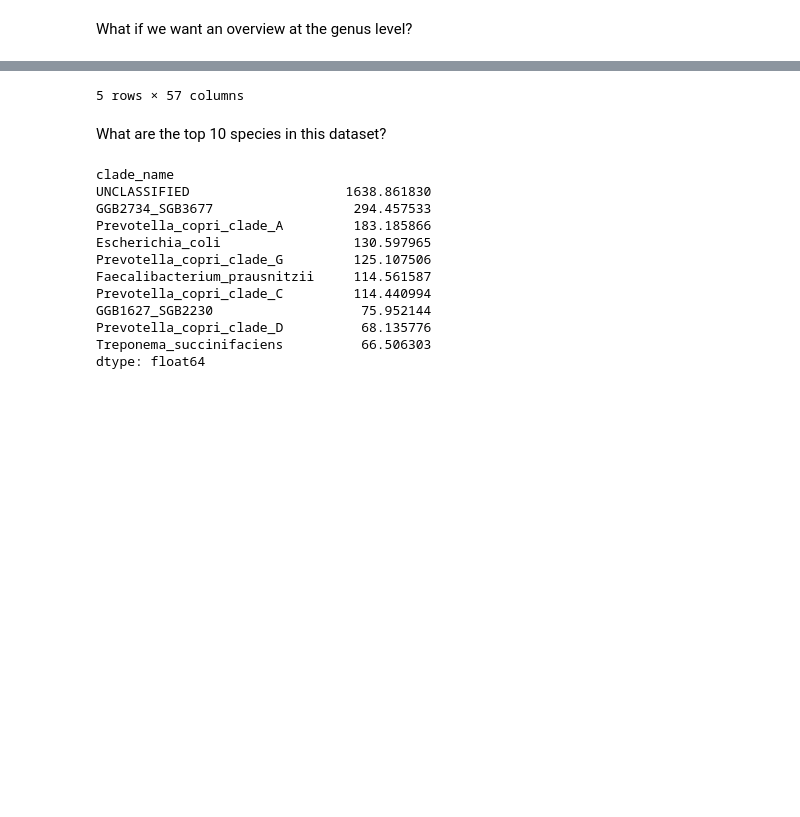
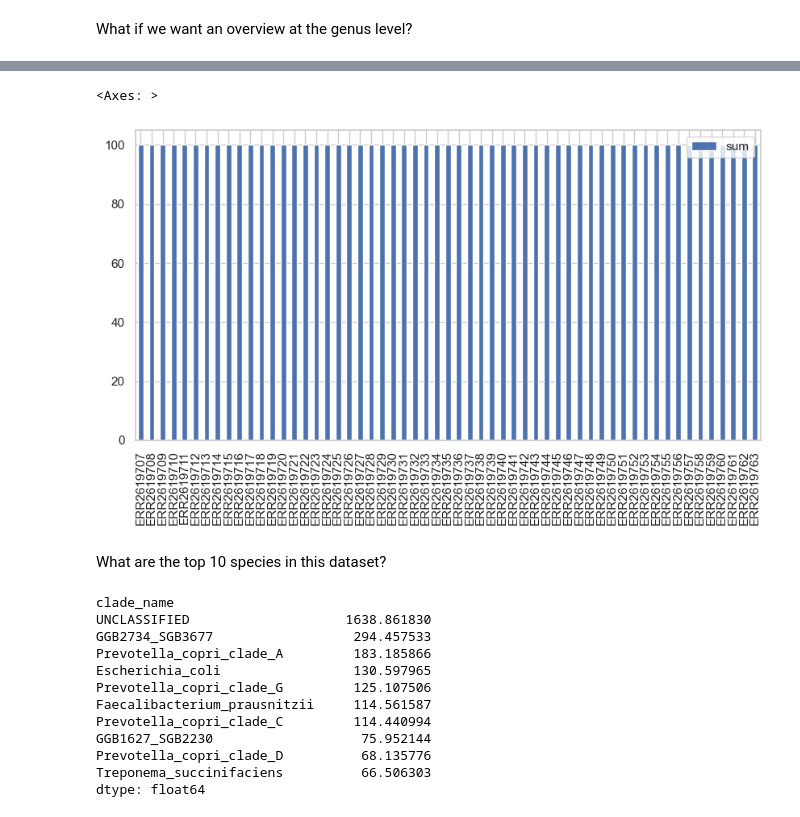
Before and after one commit to quadram-institute-bioscience/biobakery-2024, a Jupyter notebook: python-notebook/lokmer.ipynb, the cells around one changed output, grey strips where cells are left out. Cells and saved outputs as stored; diff of their text form; code cells hidden in the pictures; blank space fills up the shorter version.

```diff
--- a/python-notebook/lokmer.ipynb
+++ b/python-notebook/lokmer.ipynb
@@ -189,5 +178,6 @@ mpaSpeciesDf = mpaSpeciesDf[ranks.isin(['s', 'unclassified'])]
 
 mpaSpeciesDf.index = mpaSpeciesDf.index.map(last_rank)
 # Now the sum should be 100%: all genera detected plus unclassified
-mpaSpeciesDf.sum()
+# Let's see the average and stderr of the sum mpaSpeciesDf.sum().
+mpaSpeciesDf.sum().to_frame().set_axis(['sum'], axis=1).plot(kind='bar')
 # %% [output]
@@ -201,4 +184,5 @@ mpaSpeciesDf.sum()
-5 rows × 57 columns
+<Axes: >
+[figure, added]
 # %% [markdown]
 What are the top 10 species in this dataset?
 # %%
```
Also changed, not shown: parts of 12 cells of this notebook.
